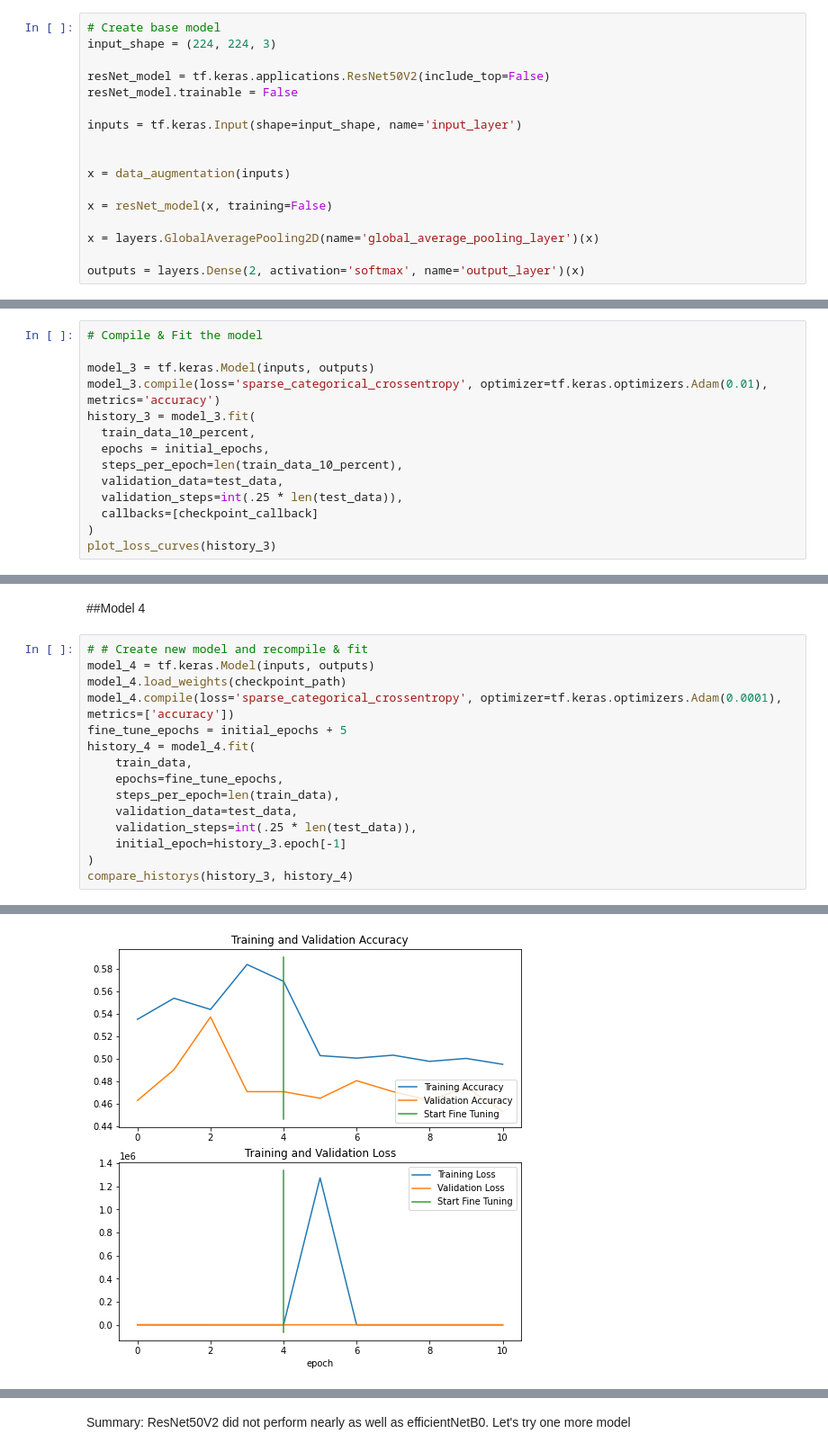
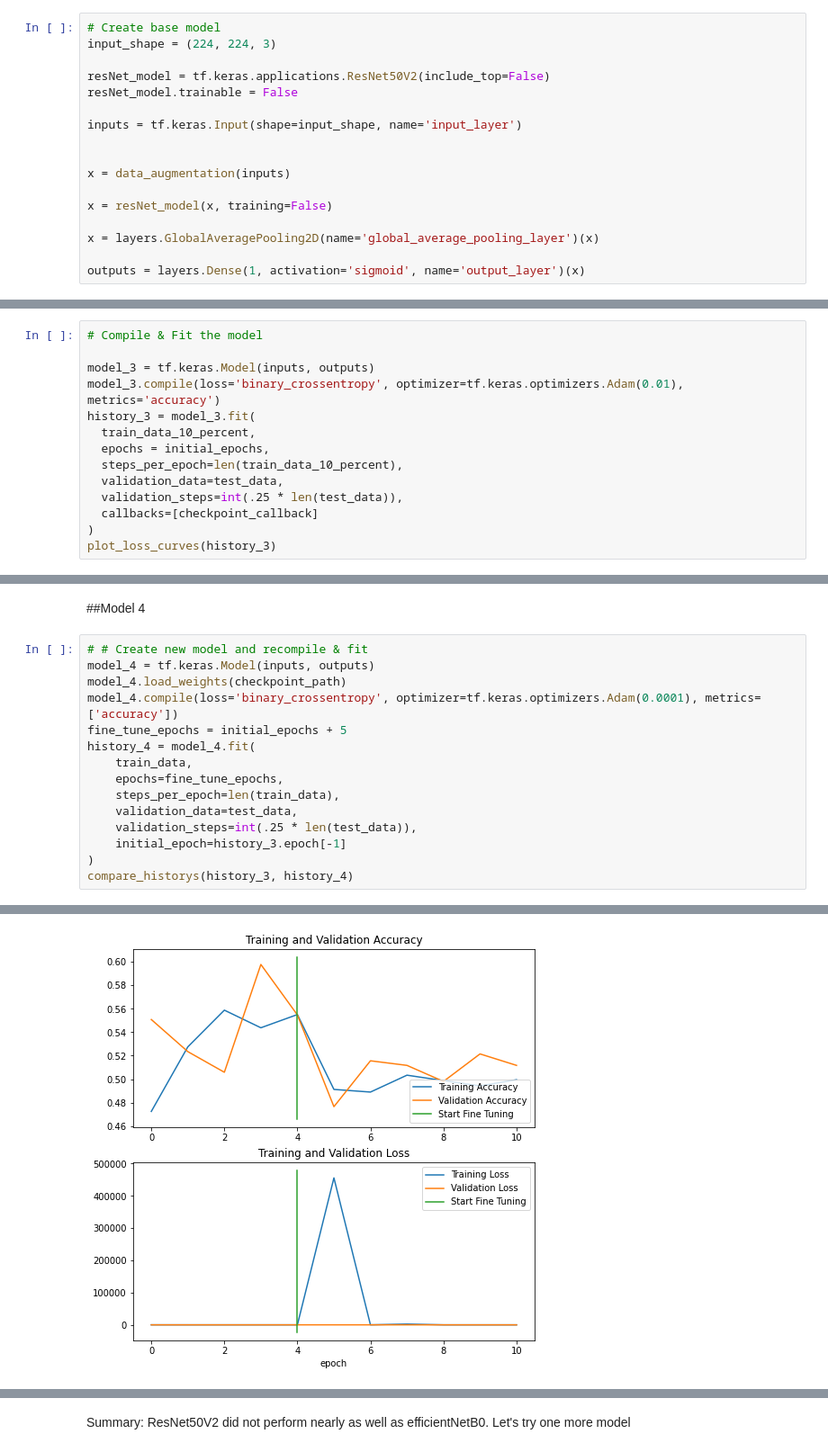
Before and after one commit to moimigueldev/tensorflow-ztm, a Jupyter notebook: cats_dogs/cats_dogs_dl.ipynb, the cells around one changed output, grey strips where cells are left out. Shown at 90% size. Saved outputs shown, nothing was run; the diff lists cells and outputs as text.

```diff
--- a/cats_dogs/cats_dogs_dl.ipynb
+++ b/cats_dogs/cats_dogs_dl.ipynb
@@ -224,14 +244,14 @@ x = resNet_model(x, training=False)
 
 x = layers.GlobalAveragePooling2D(name='global_average_pooling_layer')(x)
 
-outputs = layers.Dense(2, activation='softmax', name='output_layer')(x)
+outputs = layers.Dense(1, activation='sigmoid', name='output_layer')(x)
 # %% [markdown]
 ## Model 3
 # %%
 # Compile & Fit the model
 
 model_3 = tf.keras.Model(inputs, outputs)
-model_3.compile(loss='sparse_categorical_crossentropy', optimizer=tf.keras.optimizers.Adam(0.01), metrics='accuracy')
+model_3.compile(loss='binary_crossentropy', optimizer=tf.keras.optimizers.Adam(0.01), metrics='accuracy')
 history_3 = model_3.fit(
   train_data_10_percent,
   epochs = initial_epochs,
@@ -278,7 +298,7 @@ for layer in resNet_model.layers[:- int(.10 * len(resNet_model.layers))]:
 # # Create new model and recompile & fit
 model_4 = tf.keras.Model(inputs, outputs)
 model_4.load_weights(checkpoint_path)
-model_4.compile(loss='sparse_categorical_crossentropy', optimizer=tf.keras.optimizers.Adam(0.0001), metrics=['accuracy'])
+model_4.compile(loss='binary_crossentropy', optimizer=tf.keras.optimizers.Adam(0.0001), metrics=['accuracy'])
 fine_tune_epochs = initial_epochs + 5
 history_4 = model_4.fit(
     train_data,
@@ -305,4 +325,4 @@ Epoch 10/10
-[figure, old version]
+[figure, new version]
 # %%
 model_4_results = model_4.evaluate(test_data)
 # %% [output]
```
Also changed, not shown: parts of 28 cells of this notebook.
